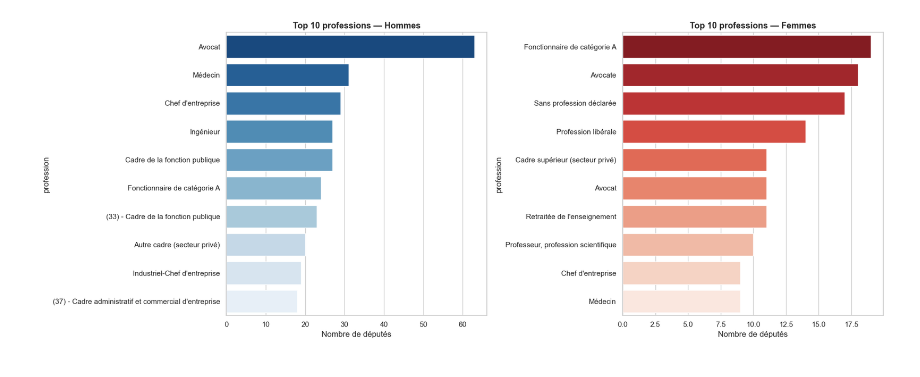
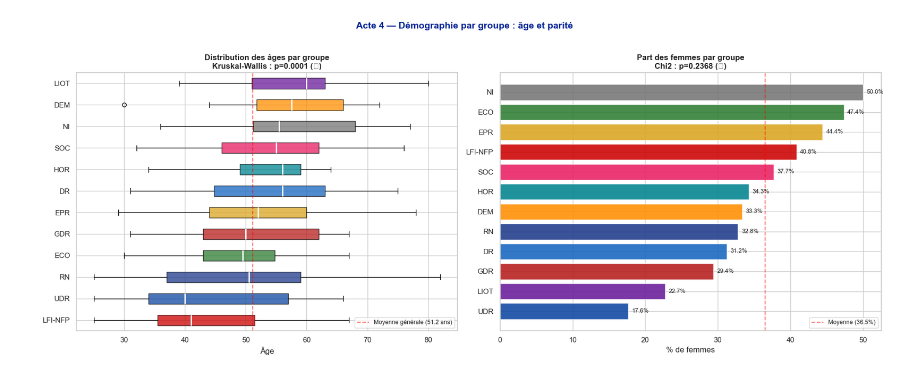
Before and after one commit to SNZAMBA65/data-pipeline-emploi, a Jupyter notebook: notebooks/03_analyse_deputes.ipynb, the cells around one changed output. Drawn from its saved outputs; the diff is of its cells as text; code cells hidden in the pictures.

```diff
--- a/notebooks/03_analyse_deputes.ipynb
+++ b/notebooks/03_analyse_deputes.ipynb
@@ -105,27 +192,85 @@ Top professions par genre
 # %%
-df_prof = df_deputes[
-    df_deputes["profession"].notna() &
-    df_deputes["civilite"].notna()
-].copy()
-df_prof["genre"] = df_prof["civilite"].map({"M.": "Homme", "Mme": "Femme"})
-
-top_prof_h = df_prof[df_prof["genre"] == "Homme"]["profession"].value_counts().head(10)
-top_prof_f = df_prof[df_prof["genre"] == "Femme"]["profession"].value_counts().head(10)
+age_par_groupe = (
+    df_deputes.groupby("groupe_sigle")["age"]
+    .agg(["mean", "median", "std", "count"])
+    .reset_index()
+    .sort_values("mean")
+)
+femmes_par_groupe = (
+    df_deputes.groupby("groupe_sigle")
+    .apply(lambda x: (x["genre"] == "Femme").mean() * 100)
+    .reset_index(name="pct_femmes")
+)
+stats_groupe = age_par_groupe.merge(femmes_par_groupe, on="groupe_sigle")
+stats_groupe["couleur"] = stats_groupe["groupe_sigle"].map(COULEURS_GROUPES)
 
 fig, axes = plt.subplots(1, 2, figsize=(18, 7))
 
-sns.barplot(x=top_prof_h.values, y=top_prof_h.index,
-            hue=top_prof_h.index, palette="Blues_r", legend=False, ax=axes[0])
-axes[0].set_title("Top 10 professions — Hommes", fontsize=13, fontweight="bold")
-axes[0].set_xlabel("Nombre de députés")
+# Boxplot âge par groupe
+bp_data = [
+    df_deputes[df_deputes["groupe_sigle"] == g]["age"].dropna().values
+    for g in stats_groupe["groupe_sigle"]
+]
+bp = axes[0].boxplot(
+    bp_data,
+    patch_artist=True,
+    vert=False,
+    medianprops=dict(color="white", linewidth=2)
+)
+for patch, color in zip(bp["boxes"], stats_groupe["couleur"]):
+    patch.set_facecolor(color)
+    patch.set_alpha(0.75)
+axes[0].set_yticklabels(stats_groupe["groupe_sigle"])
+axes[0].axvline(
+    df_deputes["age"].mean(), color="red",
+    linestyle="--", alpha=0.6,
+    label=f"Moyenne générale ({df_deputes['age'].mean():.1f} ans)"
+)
+axes[0].set_xlabel("Âge")
+axes[0].set_title(
+    "Distribution des âges par groupe\n"
+    f"Kruskal-Wallis : p={p_kruskal:.4f} "
+    f"({'✓' if p_kruskal < 0.05 else '✗'})",
+    fontsize=12, fontweight="bold"
+)
+axes[0].legend(fontsize=9)
 
-sns.barplot(x=top_prof_f.values, y=top_prof_f.index,
-            hue=top_prof_f.index, palette="Reds_r", legend=False, ax=axes[1])
-axes[1].set_title("Top 10 professions — Femmes", fontsize=13, fontweight="bold")
-axes[1].set_xlabel("Nombre de députés")
+# % Femmes par groupe
+femmes_sort = stats_groupe.sort_values("pct_femmes")
+bars = axes[1].barh(
+    femmes_sort["groupe_sigle"],
+    femmes_sort["pct_femmes"],
+    color=femmes_sort["couleur"],
+    edgecolor="white", alpha=0.88
+)
+axes[1].axvline(
+    (df_deputes["genre"] == "Femme").mean() * 100,
+    color="red", linestyle="--", alpha=0.6,
+    label=f"Moyenne ({(df_deputes['genre']=='Femme').mean()*100:.1f}%)"
+)
+for bar, val in zip(bars, femmes_sort["pct_femmes"]):
+    axes[1].text(
+        bar.get_width() + 0.5,
+        bar.get_y() + bar.get_height()/2,
+        f"{val:.1f}%", va="center", fontsize=9
+    )
+axes[1].set_xlabel("% de femmes")
+axes[1].set_title(
+    "Part des femmes par groupe\n"
+    f"Chi2 : p={p_chi2_blocs:.4f} "
+    f"({'✓' if p_chi2_blocs < 0.05 else '✗'})",
+    fontsize=12, fontweight="bold"
+)
+axes[1].legend(fontsize=9)
 
+plt.suptitle(
+    "Acte 4 — Démographie par groupe : âge et parité",
+    fontsize=14, fontweight="bold", y=1.02, color="#002395"
+)
 plt.tight_layout()
-plt.savefig("../data/processed/09_professions_genre.png", dpi=150, bbox_inches="tight")
+plt.savefig("../data/processed/11_age_genre_par_groupe.png",
+            dpi=150, bbox_inches="tight")
 plt.show()
+print("✅ Figure 11 sauvegardée")
 # %% [output]
-[figure, old version]
+[figure, new version]
```
Also changed, not shown: parts of 20 cells of this notebook, 3 other files.
